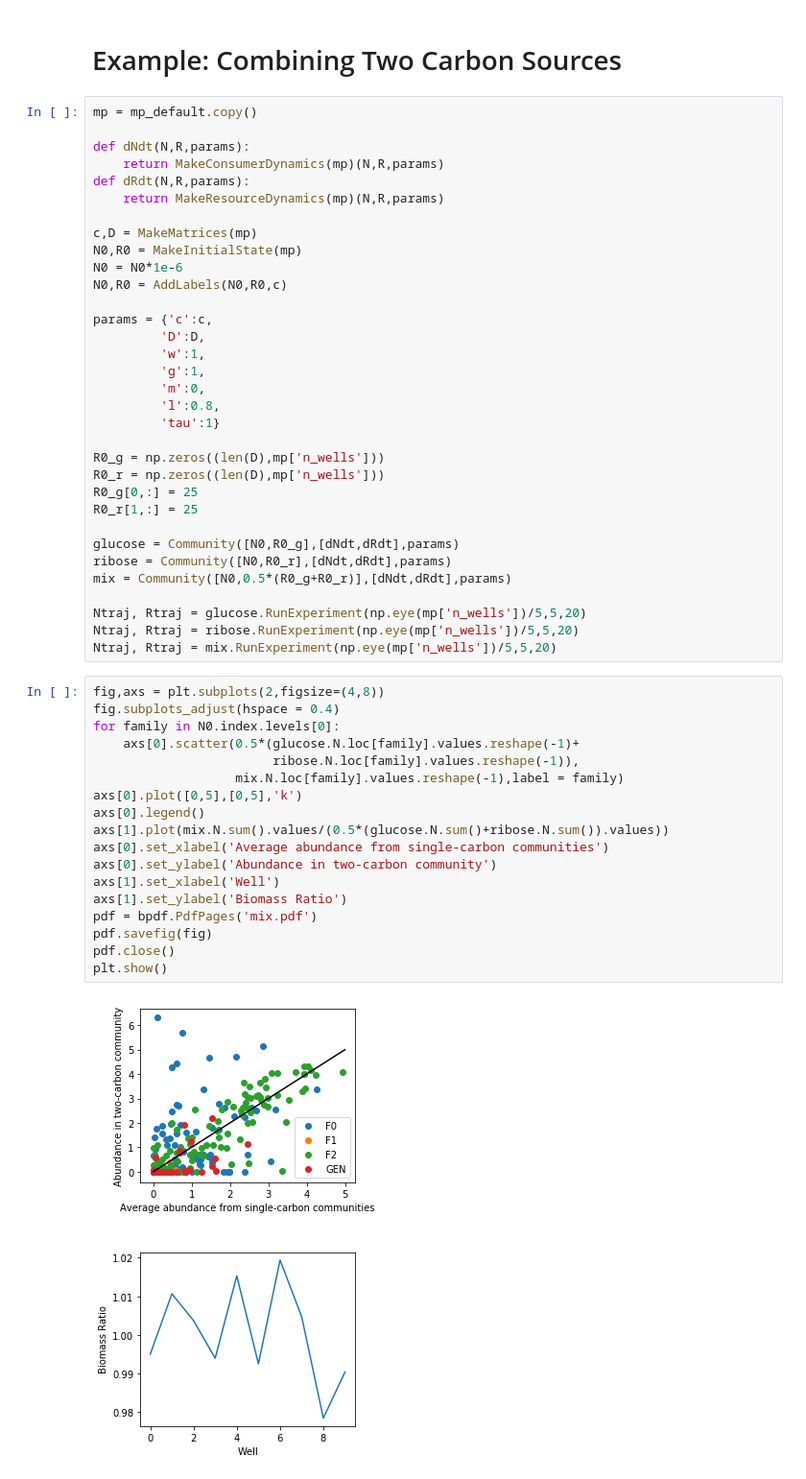
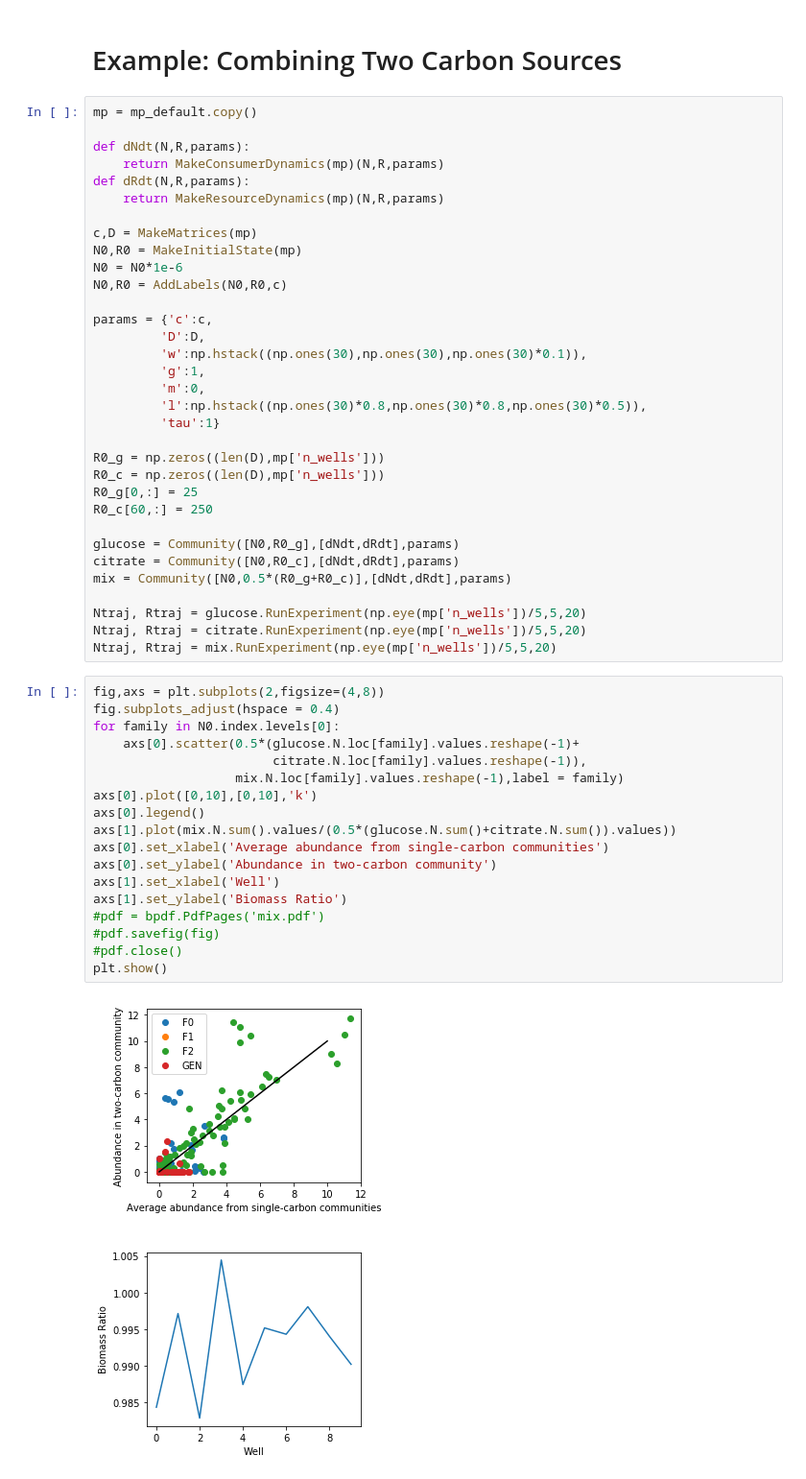
Before and after one commit to Emergent-Behaviors-in-Biology/community-simulator, a Jupyter notebook: Tutorial.ipynb, the cells around one changed output. Shown: that part at 96% size. Drawn from its saved outputs; the diff is of its cells as text.

```diff
--- a/Tutorial.ipynb
+++ b/Tutorial.ipynb
@@ -151,41 +151,41 @@ N0,R0 = AddLabels(N0,R0,c)
 
 params = {'c':c,
          'D':D,
-         'w':1,
+         'w':np.hstack((np.ones(30),np.ones(30),np.ones(30)*0.1)),
          'g':1,
          'm':0,
-         'l':0.8,
+         'l':np.hstack((np.ones(30)*0.8,np.ones(30)*0.8,np.ones(30)*0.5)),
          'tau':1}
 
 R0_g = np.zeros((len(D),mp['n_wells']))
-R0_r = np.zeros((len(D),mp['n_wells']))
+R0_c = np.zeros((len(D),mp['n_wells']))
 R0_g[0,:] = 25
-R0_r[1,:] = 25
+R0_c[60,:] = 250
 
 glucose = Community([N0,R0_g],[dNdt,dRdt],params)
-ribose = Community([N0,R0_r],[dNdt,dRdt],params)
-mix = Community([N0,0.5*(R0_g+R0_r)],[dNdt,dRdt],params)
+citrate = Community([N0,R0_c],[dNdt,dRdt],params)
+mix = Community([N0,0.5*(R0_g+R0_c)],[dNdt,dRdt],params)
 
 Ntraj, Rtraj = glucose.RunExperiment(np.eye(mp['n_wells'])/5,5,20)
-Ntraj, Rtraj = ribose.RunExperiment(np.eye(mp['n_wells'])/5,5,20)
+Ntraj, Rtraj = citrate.RunExperiment(np.eye(mp['n_wells'])/5,5,20)
 Ntraj, Rtraj = mix.RunExperiment(np.eye(mp['n_wells'])/5,5,20)
 # %%
 fig,axs = plt.subplots(2,figsize=(4,8))
 fig.subplots_adjust(hspace = 0.4)
 for family in N0.index.levels[0]:
     axs[0].scatter(0.5*(glucose.N.loc[family].values.reshape(-1)+
-                        ribose.N.loc[family].values.reshape(-1)),
+                        citrate.N.loc[family].values.reshape(-1)),
                    mix.N.loc[family].values.reshape(-1),label = family)
-axs[0].plot([0,5],[0,5],'k')
+axs[0].plot([0,10],[0,10],'k')
 axs[0].legend()
-axs[1].plot(mix.N.sum().values/(0.5*(glucose.N.sum()+ribose.N.sum()).values))
+axs[1].plot(mix.N.sum().values/(0.5*(glucose.N.sum()+citrate.N.sum()).values))
 axs[0].set_xlabel('Average abundance from single-carbon communities')
 axs[0].set_ylabel('Abundance in two-carbon community')
 axs[1].set_xlabel('Well')
 axs[1].set_ylabel('Biomass Ratio')
-pdf = bpdf.PdfPages('mix.pdf')
-pdf.savefig(fig)
-pdf.close()
+#pdf = bpdf.PdfPages('mix.pdf')
+#pdf.savefig(fig)
+#pdf.close()
 plt.show()
 # %% [output]
-[figure, old version]
+[figure, new version]
```
